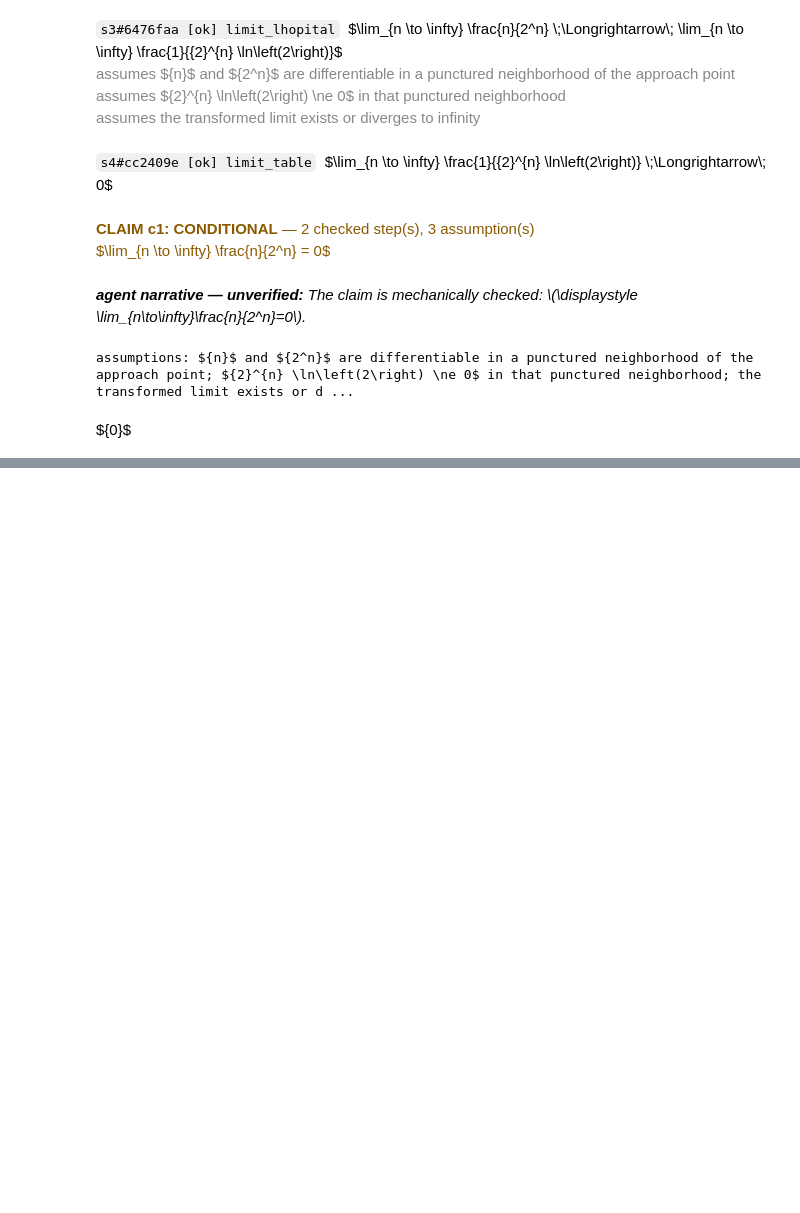
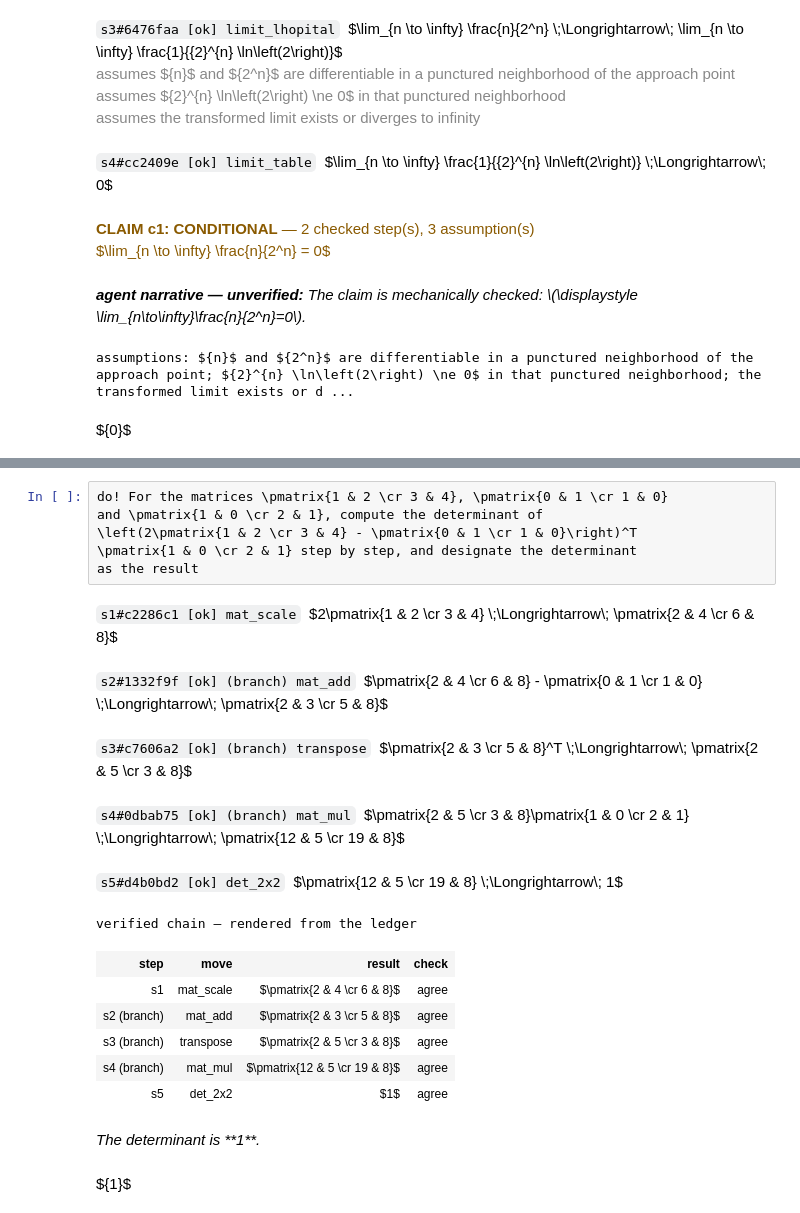
Before and after one commit to semyonc/toymath, a Jupyter notebook: examples/Into.ipynb, the cells around one changed output, grey strips where cells are left out. Cells and saved outputs as stored; diff of their text form; blank space fills up the shorter version.

```diff
--- a/examples/Into.ipynb
+++ b/examples/Into.ipynb
@@ -49,0 +117,21 @@ ${0}$
+# %%
+do! For the matrices \pmatrix{1 & 2 \cr 3 & 4}, \pmatrix{0 & 1 \cr 1 & 0}
+and \pmatrix{1 & 0 \cr 2 & 1}, compute the determinant of
+\left(2\pmatrix{1 & 2 \cr 3 & 4} - \pmatrix{0 & 1 \cr 1 & 0}\right)^T
+\pmatrix{1 & 0 \cr 2 & 1} step by step, and designate the determinant
+as the result
+# %% [output]
+s1#c2286c1 [ok] mat_scale $2\pmatrix{1 & 2 \cr 3 & 4} \;\Longrightarrow\; \pmatrix{2 & 4 \cr 6 & 8}$
+s2#1332f9f [ok] (branch) mat_add $\pmatrix{2 & 4 \cr 6 & 8} - \pmatrix{0 & 1 \cr 1 & 0} \;\Longrightarrow\; \pmatrix{2 & 3 \cr 5 & 8}$
+s3#c7606a2 [ok] (branch) transpose $\pmatrix{2 & 3 \cr 5 & 8}^T \;\Longrightarrow\; \pmatrix{2 & 5 \cr 3 & 8}$
+s4#0dbab75 [ok] (branch) mat_mul $\pmatrix{2 & 5 \cr 3 & 8}\pmatrix{1 & 0 \cr 2 & 1} \;\Longrightarrow\; \pmatrix{12 & 5 \cr 19 & 8}$
+s5#d4b0bd2 [ok] det_2x2 $\pmatrix{12 & 5 \cr 19 & 8} \;\Longrightarrow\; 1$
+verified chain — rendered from the ledger
+| step | move | result | check |
+| s1 | mat_scale | $\pmatrix{2 & 4 \cr 6 & 8}$ | agree |
+| s2 (branch) | mat_add | $\pmatrix{2 & 3 \cr 5 & 8}$ | agree |
+| s3 (branch) | transpose | $\pmatrix{2 & 5 \cr 3 & 8}$ | agree |
+| s4 (branch) | mat_mul | $\pmatrix{12 & 5 \cr 19 & 8}$ | agree |
+| s5 | det_2x2 | $1$ | agree |
+The determinant is **1**.
+${1}$
```
Also changed, not shown: parts of 3 cells of this notebook.
